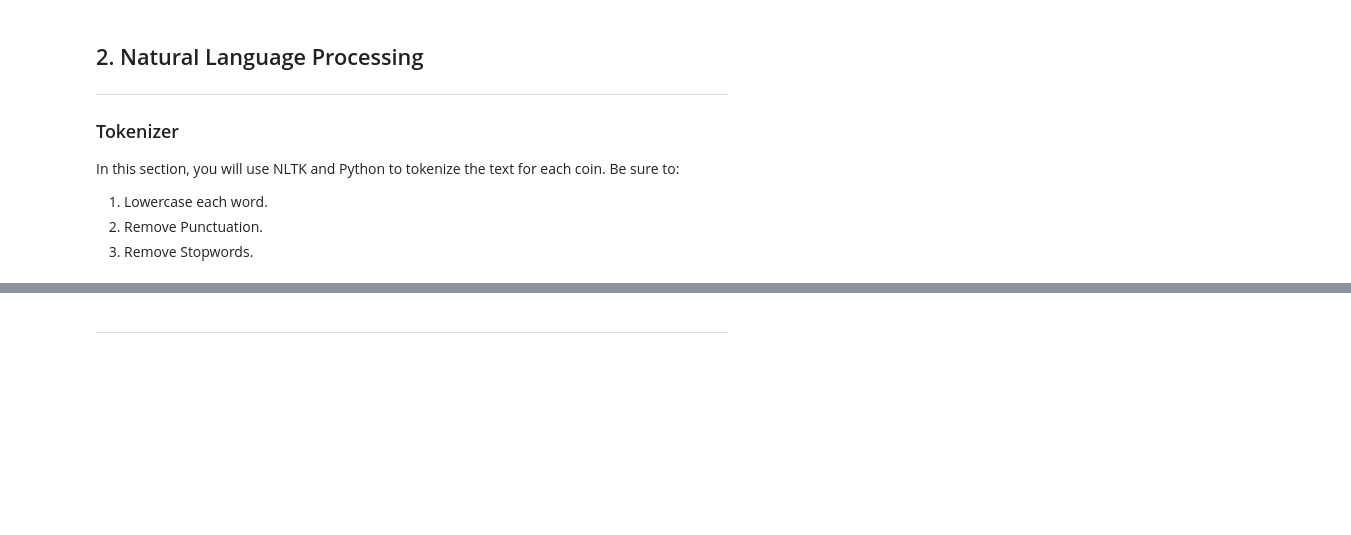
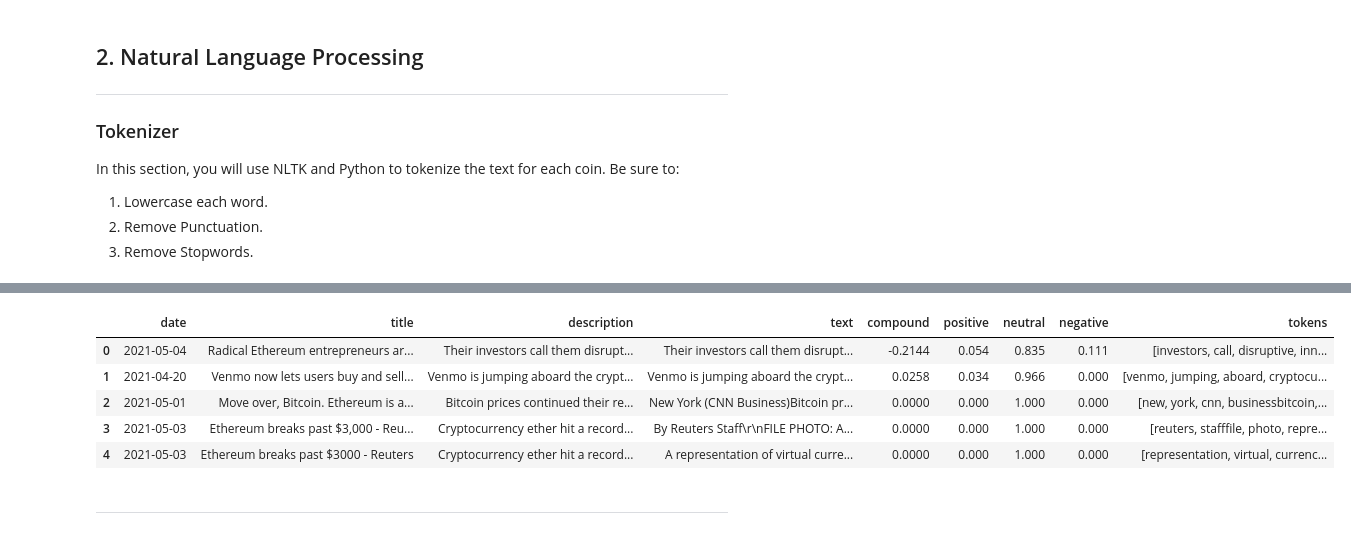
Before and after one commit to Kyyzer/week12-crypto-tales, a Jupyter notebook: crypto_sentiment.ipynb, the cells around one changed output, grey strips where cells are left out. Saved outputs shown, nothing was run; the diff lists cells and outputs as text; code cells hidden in the pictures; blank space fills up the shorter version.

```diff
--- a/crypto_sentiment.ipynb
+++ b/crypto_sentiment.ipynb
@@ -218,6 +226,14 @@ def tokenizer(text):
 # %%
 # Create a new tokens column for Ethereum
-# YOUR CODE HERE!
+eth_df["tokens"] = eth_df.text.apply(tokenizer)
+eth_df.head()
+# %% [output]
+|  | date | title | description | text | compound | positive | neutral | negative | tokens |
+| 0 | 2021-05-04 | Radical Ethereum entrepreneurs ar... | Their investors call them disrupt... | Their investors call them disrupt... | -0.2144 | 0.054 | 0.835 | 0.111 | [investors, call, disruptive, inn... |
+| 1 | 2021-04-20 | Venmo now lets users buy and sell... | Venmo is jumping aboard the crypt... | Venmo is jumping aboard the crypt... | 0.0258 | 0.034 | 0.966 | 0.000 | [venmo, jumping, aboard, cryptocu... |
+| 2 | 2021-05-01 | Move over, Bitcoin. Ethereum is a... | Bitcoin prices continued their re... | New York (CNN Business)Bitcoin pr... | 0.0000 | 0.000 | 1.000 | 0.000 | [new, york, cnn, businessbitcoin,... |
+| 3 | 2021-05-03 | Ethereum breaks past $3,000 - Reu... | Cryptocurrency ether hit a record... | By Reuters Staff\r\nFILE PHOTO: A... | 0.0000 | 0.000 | 1.000 | 0.000 | [reuters, stafffile, photo, repre... |
+| 4 | 2021-05-03 | Ethereum breaks past $3000 - Reuters | Cryptocurrency ether hit a record... | A representation of virtual curre... | 0.0000 | 0.000 | 1.000 | 0.000 | [representation, virtual, currenc... |
 # %% [markdown]
 ---
 # %% [markdown]
```
Also changed, not shown: parts of 3 cells of this notebook.
